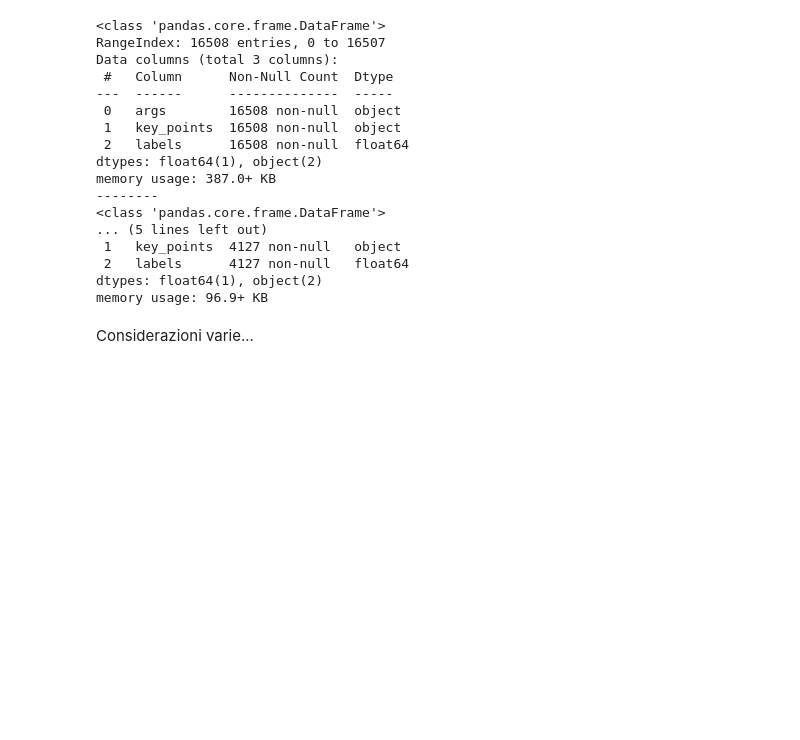
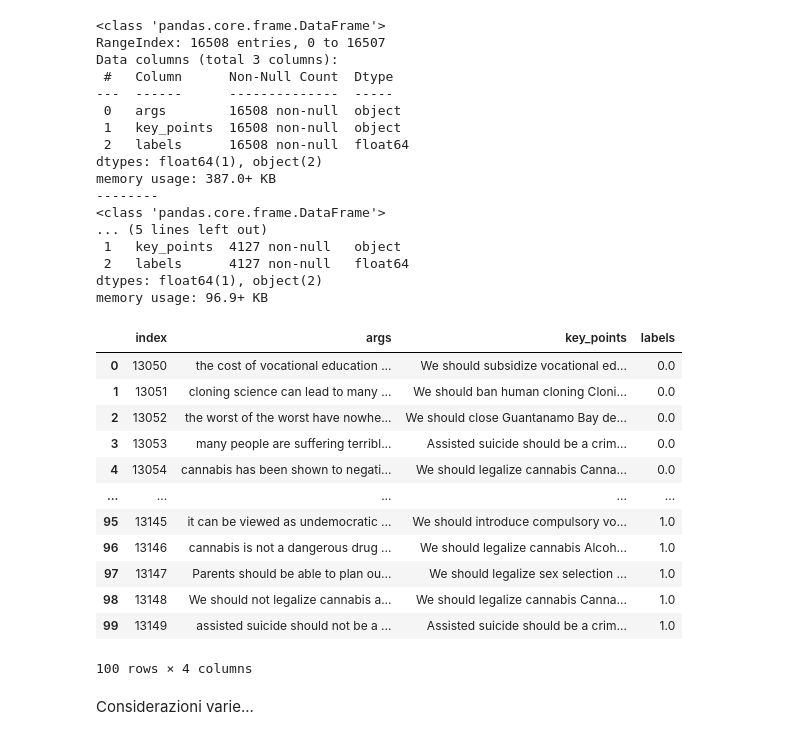
Before and after one commit to mmc185/HLTKeyPointAnalysis, a Jupyter notebook: main.ipynb, the cells around one changed output. Drawn from its saved outputs; the diff is of its cells as text; code cells hidden in the pictures; blank space fills up the shorter version.

```diff
--- a/main.ipynb
+++ b/main.ipynb
@@ -122,9 +122,23 @@ memory usage: 387.0+ KB
 dtypes: float64(1), object(2)
 memory usage: 96.9+ KB
 # %%
-df_train = df_train[13200:13500]
+df_train = df_train[13050:13150]
 df_train = df_train.reset_index()
 df_train[:100]
+# %% [output]
+|  | index | args | key_points | labels |
+| 0 | 13050 | the cost of vocational education ... | We should subsidize vocational ed... | 0.0 |
+| 1 | 13051 | cloning science can lead to many ... | We should ban human cloning Cloni... | 0.0 |
+| 2 | 13052 | the worst of the worst have nowhe... | We should close Guantanamo Bay de... | 0.0 |
+| 3 | 13053 | many people are suffering terribl... | Assisted suicide should be a crim... | 0.0 |
+| 4 | 13054 | cannabis has been shown to negati... | We should legalize cannabis Canna... | 0.0 |
+| ... | ... | ... | ... | ... |
+| 95 | 13145 | it can be viewed as undemocratic ... | We should introduce compulsory vo... | 1.0 |
+| 96 | 13146 | cannabis is not a dangerous drug ... | We should legalize cannabis Alcoh... | 1.0 |
+| 97 | 13147 | Parents should be able to plan ou... | We should legalize sex selection ... | 1.0 |
+| 98 | 13148 | We should not legalize cannabis a... | We should legalize cannabis Canna... | 1.0 |
+| 99 | 13149 | assisted suicide should not be a ... | Assisted suicide should be a crim... | 1.0 |
+100 rows × 4 columns
 # %%
 n_words = pd.DataFrame()
 n_words['words_per_arg_train'] = df_train['args'].str.split().apply(len)
```
Also changed, not shown: parts of 11 cells of this notebook, 1 other file.
